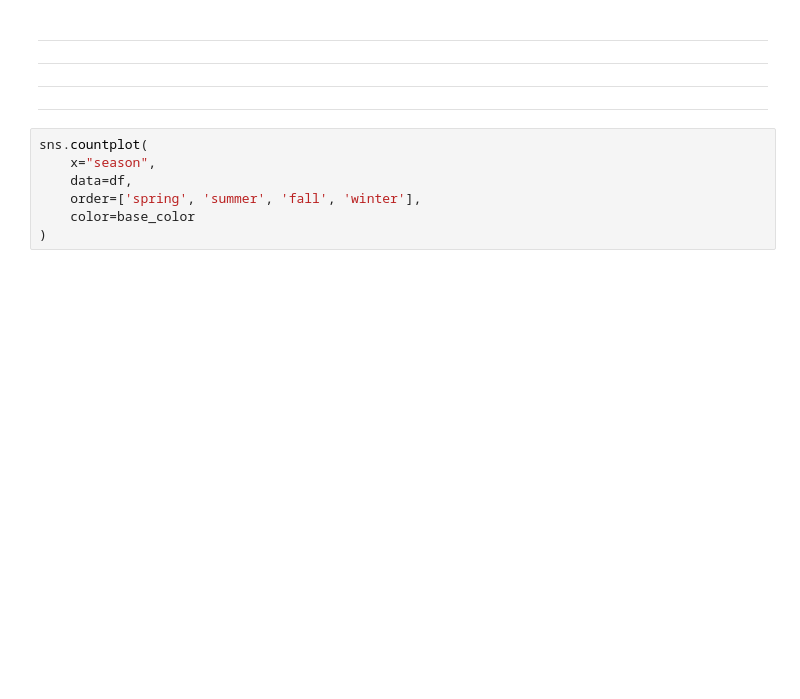
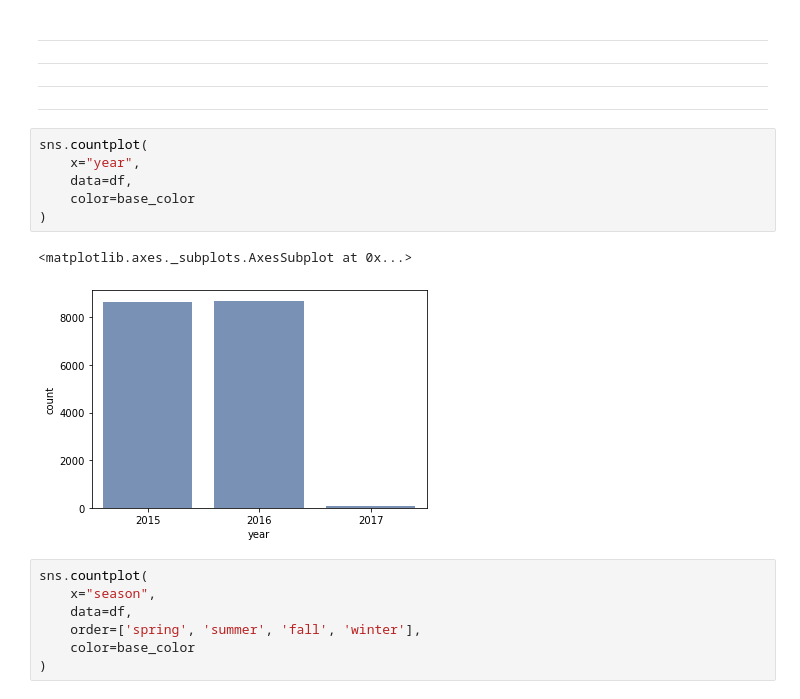
Before and after one commit to yufrances90/Communicate-Data-Findings, a Jupyter notebook: act.ipynb, the cells around one changed output. Saved outputs shown, nothing was run; the diff lists cells and outputs as text; blank space fills up the shorter version.

```diff
--- a/act.ipynb
+++ b/act.ipynb
@@ -43,6 +44,15 @@ base_color=current_palette[0]
 ---
 ---
 ---
+# %%
+sns.countplot(
+    x="year",
+    data=df,
+    color=base_color
+)
+# %% [output]
+<matplotlib.axes._subplots.AxesSubplot at 0x...>
+[figure, added]
 # %%
 sns.countplot(
     x="season",
```
Also changed, not shown: parts of 4 cells of this notebook, 1 other file.
